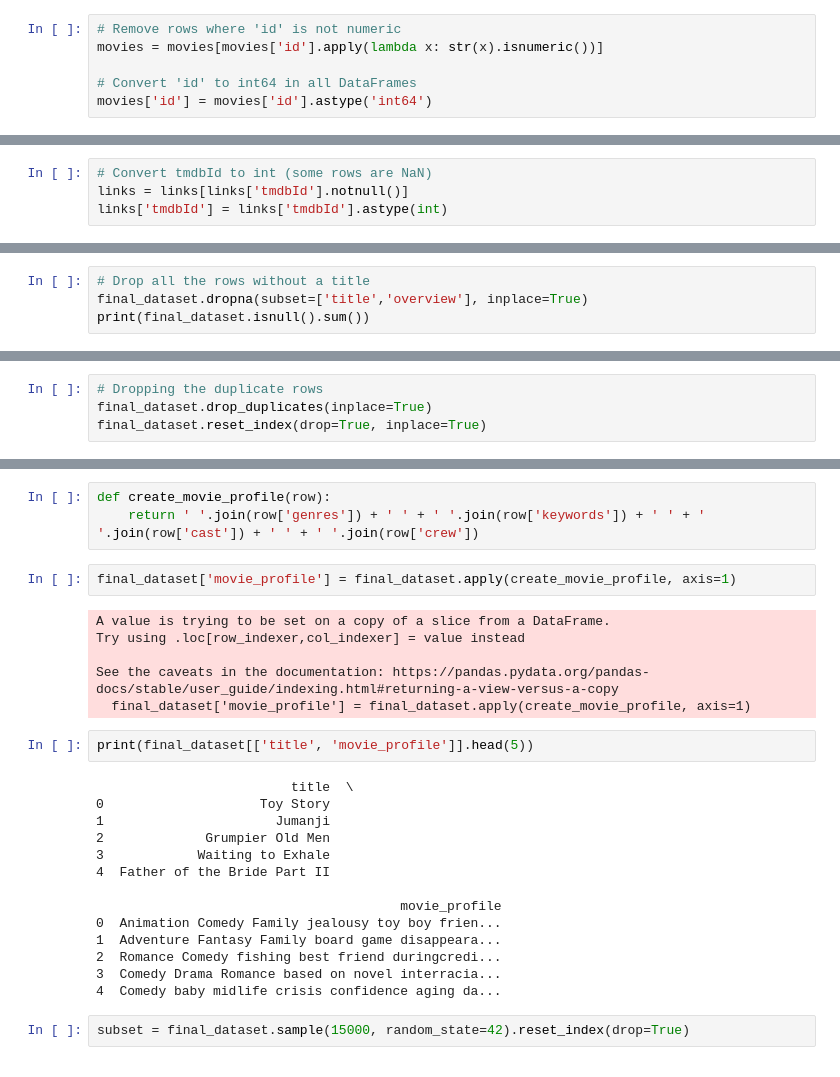
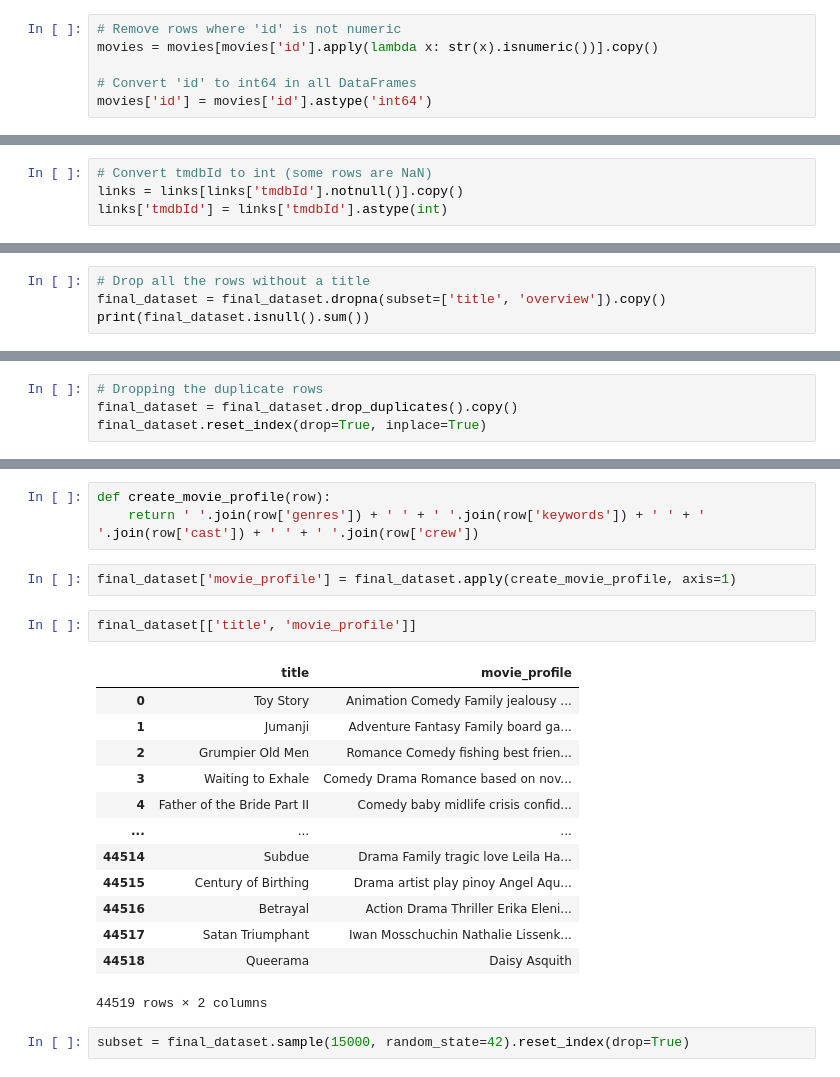
Before and after one commit to Sui-Generis-14/Movie-Recommendation-System, a Jupyter notebook: MovieRecommendationSystem.ipynb, the cells around one changed output, grey strips where cells are left out. Cells and saved outputs as stored; diff of their text form.

```diff
--- a/MovieRecommendationSystem.ipynb
+++ b/MovieRecommendationSystem.ipynb
@@ -193,7 +189,7 @@ print(non_numeric_ids[['id', 'title']])
 35587  2014-01-01   NaN
 # %%
 # Remove rows where 'id' is not numeric
-movies = movies[movies['id'].apply(lambda x: str(x).isnumeric())]
+movies = movies[movies['id'].apply(lambda x: str(x).isnumeric())].copy()
 
 # Convert 'id' to int64 in all DataFrames
 movies['id'] = movies['id'].astype('int64')
@@ -206,4 +206,4 @@ See the caveats in the documentation: https://pandas.pydata.org/pandas-docs/stab
 # %%
 # Convert tmdbId to int (some rows are NaN)
-links = links[links['tmdbId'].notnull()]
+links = links[links['tmdbId'].notnull()].copy()
 links['tmdbId'] = links['tmdbId'].astype(int)
@@ -291,7 +285,7 @@ user_avg_rating      745
 dtype: int64
 # %%
 # Drop all the rows without a title
-final_dataset.dropna(subset=['title','overview'], inplace=True)
+final_dataset = final_dataset.dropna(subset=['title', 'overview']).copy()
 print(final_dataset.isnull().sum())
 # %% [output]
 id                     0
@@ -319,5 +309,5 @@ final_dataset.duplicated().sum()
 np.int64(1393)
 # %%
 # Dropping the duplicate rows
-final_dataset.drop_duplicates(inplace=True)
+final_dataset = final_dataset.drop_duplicates().copy()
 final_dataset.reset_index(drop=True, inplace=True)
@@ -401,28 +448,22 @@ def create_movie_profile(row):
     return ' '.join(row['genres']) + ' ' + ' '.join(row['keywords']) + ' ' + ' '.join(row['cast']) + ' ' + ' '.join(row['crew'])
 # %%
 final_dataset['movie_profile'] = final_dataset.apply(create_movie_profile, axis=1)
-# %% [output]
-A value is trying to be set on a copy of a slice from a DataFrame.
-Try using .loc[row_indexer,col_indexer] = value instead
-
-See the caveats in the documentation: https://pandas.pydata.org/pandas-docs/stable/user_guide/indexing.html#returning-a-view-versus-a-copy
-  final_dataset['movie_profile'] = final_dataset.apply(create_movie_profile, axis=1)
-# %%
-print(final_dataset[['title', 'movie_profile']].head(5))
-# %% [output]
-                         title  \
-0                    Toy Story
-1                      Jumanji
-2             Grumpier Old Men
-3            Waiting to Exhale
-4  Father of the Bride Part II
-
-                                       movie_profile
-0  Animation Comedy Family jealousy toy boy frien...
-1  Adventure Fantasy Family board game disappeara...
-2  Romance Comedy fishing best friend duringcredi...
-3  Comedy Drama Romance based on novel interracia...
-4  Comedy baby midlife crisis confidence aging da...
+# %%
+final_dataset[['title', 'movie_profile']]
+# %% [output]
+|  | title | movie_profile |
+| 0 | Toy Story | Animation Comedy Family jealousy ... |
+| 1 | Jumanji | Adventure Fantasy Family board ga... |
+| 2 | Grumpier Old Men | Romance Comedy fishing best frien... |
+| 3 | Waiting to Exhale | Comedy Drama Romance based on nov... |
+| 4 | Father of the Bride Part II | Comedy baby midlife crisis confid... |
+| ... | ... | ... |
+| 44514 | Subdue | Drama Family tragic love Leila Ha... |
+| 44515 | Century of Birthing | Drama artist play pinoy Angel Aqu... |
+| 44516 | Betrayal | Action Drama Thriller Erika Eleni... |
+| 44517 | Satan Triumphant | Iwan Mosschuchin Nathalie Lissenk... |
+| 44518 | Queerama | Daisy Asquith |
+44519 rows × 2 columns
 # %%
 subset = final_dataset.sample(15000, random_state=42).reset_index(drop=True)
 # %%
```
Also changed, not shown: parts of 20 cells of this notebook.
